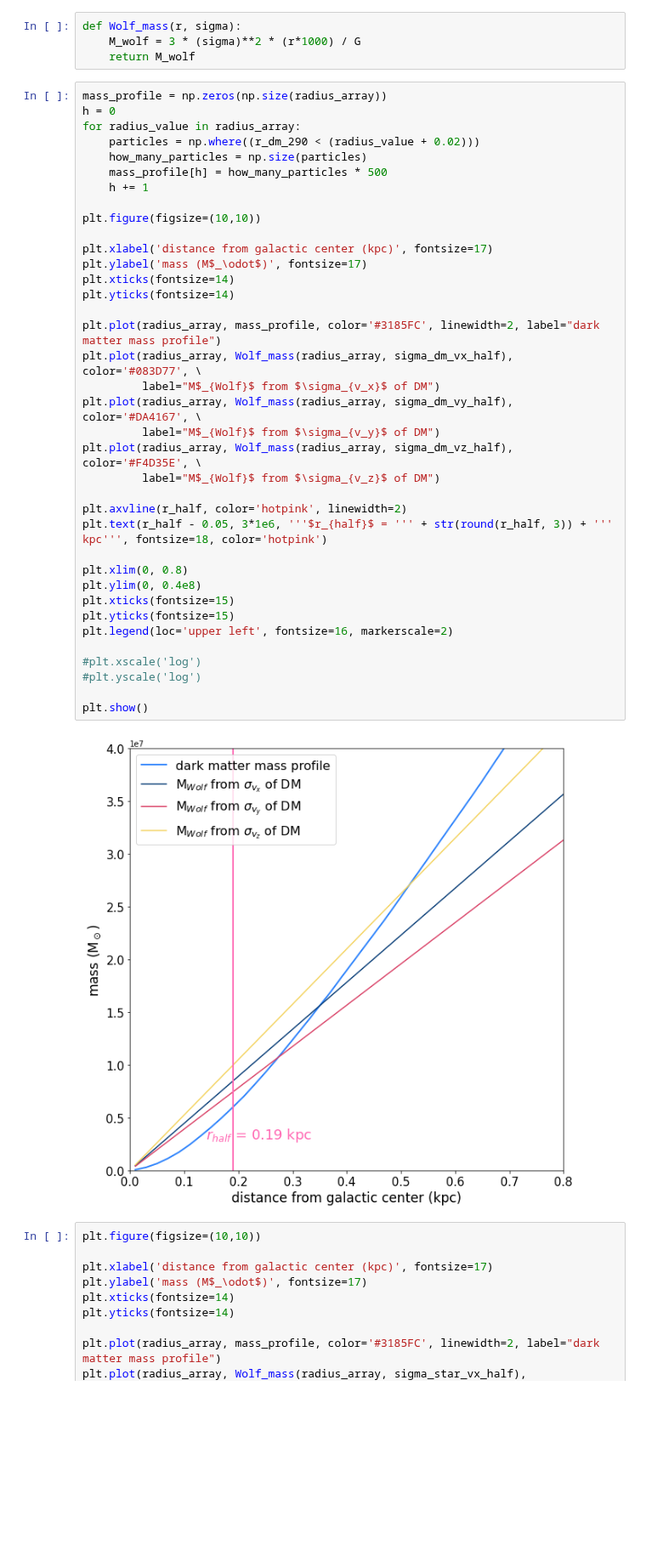
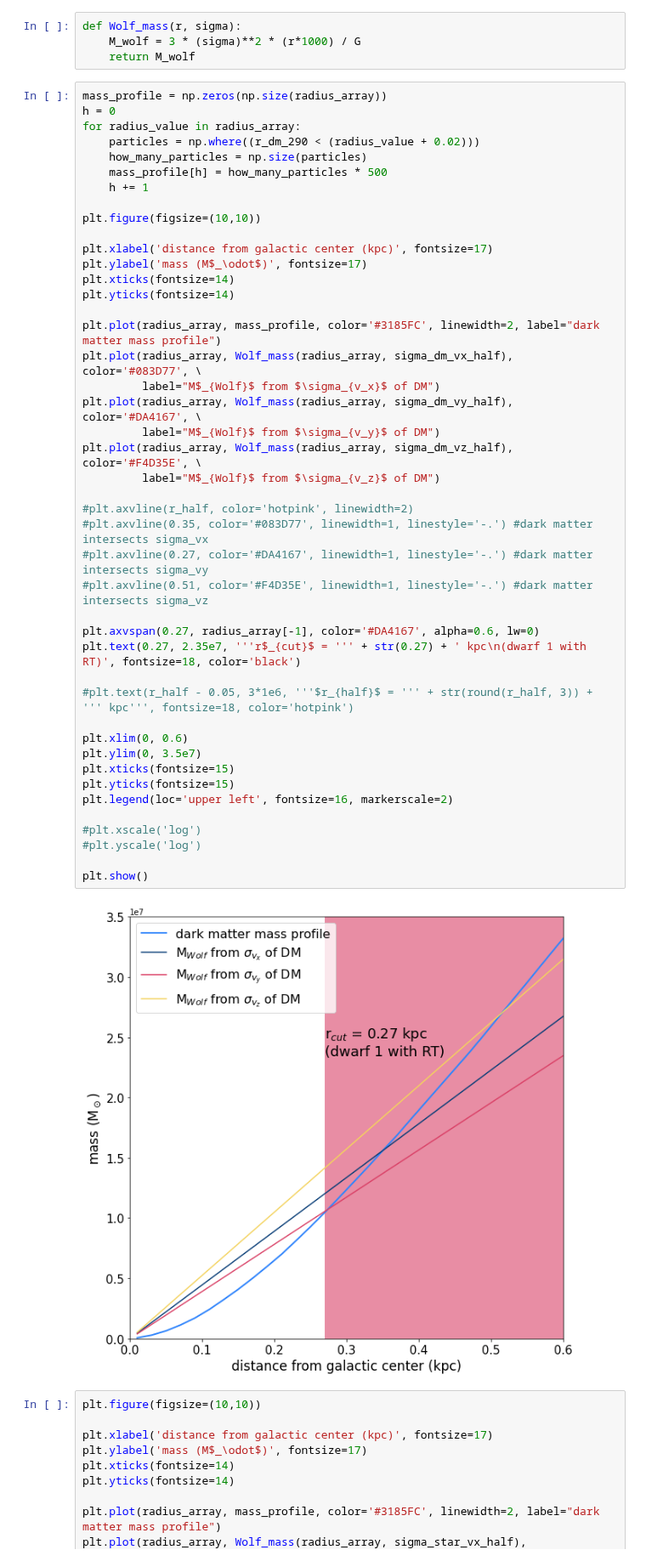
Before and after one commit to nguyenbinh1612/Binh_UFD, a Jupyter notebook: velocity/velocity_d1_noRT.ipynb, the cells around one changed output. Shown at 85% size. Drawn from its saved outputs; the diff is of its cells as text; blank space fills up the shorter version.

```diff
--- a/velocity/velocity_d1_noRT.ipynb
+++ b/velocity/velocity_d1_noRT.ipynb
@@ -436,38 +440,45 @@ for radius_value in radius_array:
     particles = np.where((r_dm_290 < (radius_value + 0.02)))
     how_many_particles = np.size(particles)
     mass_profile[h] = how_many_particles * 500
     h += 1
 
 plt.figure(figsize=(10,10))
 
 plt.xlabel('distance from galactic center (kpc)', fontsize=17)
 plt.ylabel('mass (M$_\odot$)', fontsize=17)
 plt.xticks(fontsize=14)
 plt.yticks(fontsize=14)
 
 plt.plot(radius_array, mass_profile, color='#3185FC', linewidth=2, label="dark matter mass profile")
 plt.plot(radius_array, Wolf_mass(radius_array, sigma_dm_vx_half), color='#083D77', \
          label="M$_{Wolf}$ from $\sigma_{v_x}$ of DM")
 plt.plot(radius_array, Wolf_mass(radius_array, sigma_dm_vy_half), color='#DA4167', \
          label="M$_{Wolf}$ from $\sigma_{v_y}$ of DM")
 plt.plot(radius_array, Wolf_mass(radius_array, sigma_dm_vz_half), color='#F4D35E', \
          label="M$_{Wolf}$ from $\sigma_{v_z}$ of DM")
 
-plt.axvline(r_half, color='hotpink', linewidth=2)
-plt.text(r_half - 0.05, 3*1e6, '''$r_{half}$ = ''' + str(round(r_half, 3)) + ''' kpc''', fontsize=18, color='hotpink')
+#plt.axvline(r_half, color='hotpink', linewidth=2)
+#plt.axvline(0.35, color='#083D77', linewidth=1, linestyle='-.') #dark matter intersects sigma_vx
+#plt.axvline(0.27, color='#DA4167', linewidth=1, linestyle='-.') #dark matter intersects sigma_vy
+#plt.axvline(0.51, color='#F4D35E', linewidth=1, linestyle='-.') #dark matter intersects sigma_vz
 
-plt.xlim(0, 0.8)
-plt.ylim(0, 0.4e8)
+plt.axvspan(0.27, radius_array[-1], color='#DA4167', alpha=0.6, lw=0)
+plt.text(0.27, 2.35e7, '''r$_{cut}$ = ''' + str(0.27) + ' kpc\n(dwarf 1 with RT)', fontsize=18, color='black')
+
+#plt.text(r_half - 0.05, 3*1e6, '''$r_{half}$ = ''' + str(round(r_half, 3)) + ''' kpc''', fontsize=18, color='hotpink')
+
+plt.xlim(0, 0.6)
+plt.ylim(0, 3.5e7)
 plt.xticks(fontsize=15)
 plt.yticks(fontsize=15)
 plt.legend(loc='upper left', fontsize=16, markerscale=2)
 
 #plt.xscale('log')
 #plt.yscale('log')
 
 plt.show()
 # %% [output]
-[figure, old version]
+[figure, new version]
 # %%
 plt.figure(figsize=(10,10))
 
```
Also changed, not shown: parts of 1 cell of this notebook, 6 other files.
